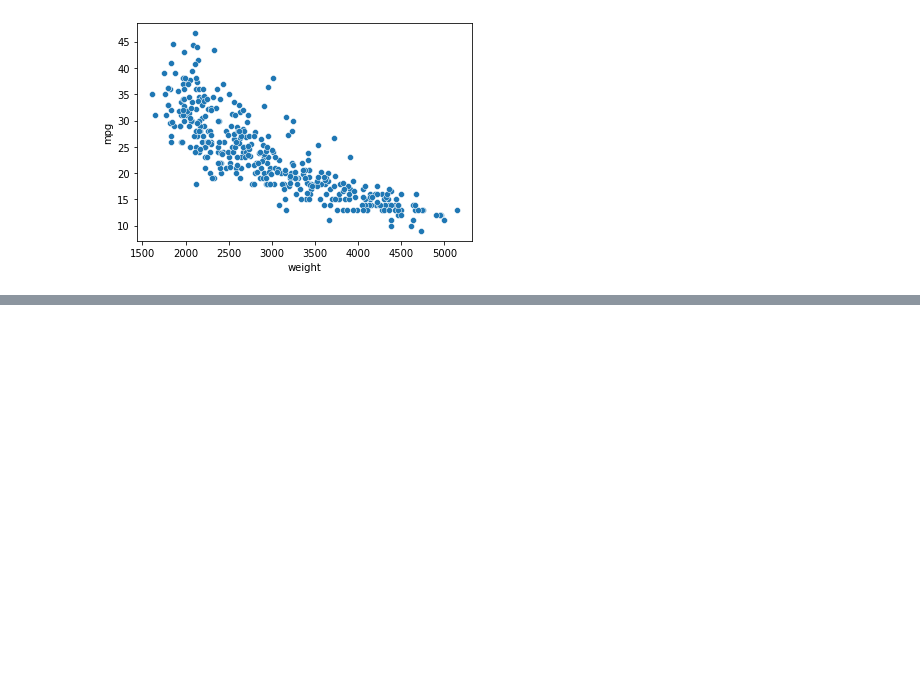
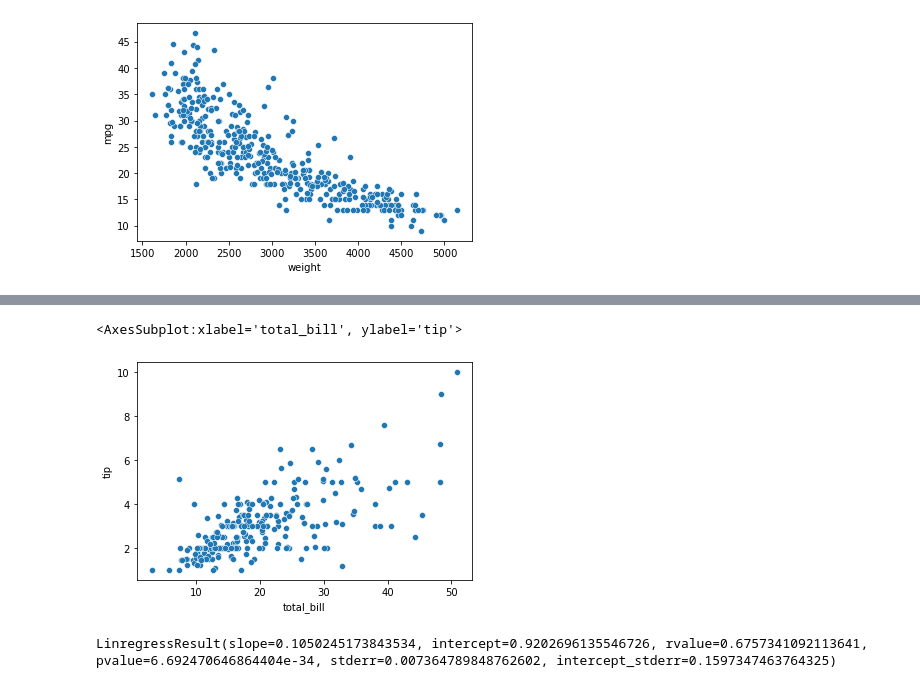
Before and after one commit to stringfestdata/aina-lets-learn-python, a Jupyter notebook: ch-13-solutions.ipynb, the cells around one changed output, grey strips where cells are left out. Saved outputs shown, nothing was run; the diff lists cells and outputs as text; code cells hidden in the pictures; blank space fills up the shorter version.

```diff
--- a/ch-13-solutions.ipynb
+++ b/ch-13-solutions.ipynb
@@ -54,3 +54,6 @@ sns.scatterplot(x='weight', y='mpg', data=mpg)
 # %% [output]
 <AxesSubplot:xlabel='weight', ylabel='mpg'>
 [figure]
+# %%
+tips = sns.load_dataset('tips')
+tips.head()
@@ -56,0 +67,15 @@ sns.scatterplot(x='weight', y='mpg', data=mpg)
+# %%
+# total_bill comes first in time...
+sns.scatterplot(x='total_bill', y='tip', data=tips)
+
+# Looks fairly linear
+# %% [output]
+<AxesSubplot:xlabel='total_bill', ylabel='tip'>
+[figure, added]
+# %%
+x = tips['total_bill']
+y = tips['tip']
+
+stats.linregress(x, y)
+# %% [output]
+LinregressResult(slope=0.1050245173843534, intercept=0.9202696135546726, rvalue=0.6757341092113641, pvalue=6.692470646864404e-34, stderr=0.007364789848762602, intercept_stderr=0.1597347463764325)
```
Also changed, not shown: parts of 7 cells of this notebook, 8 other files.
